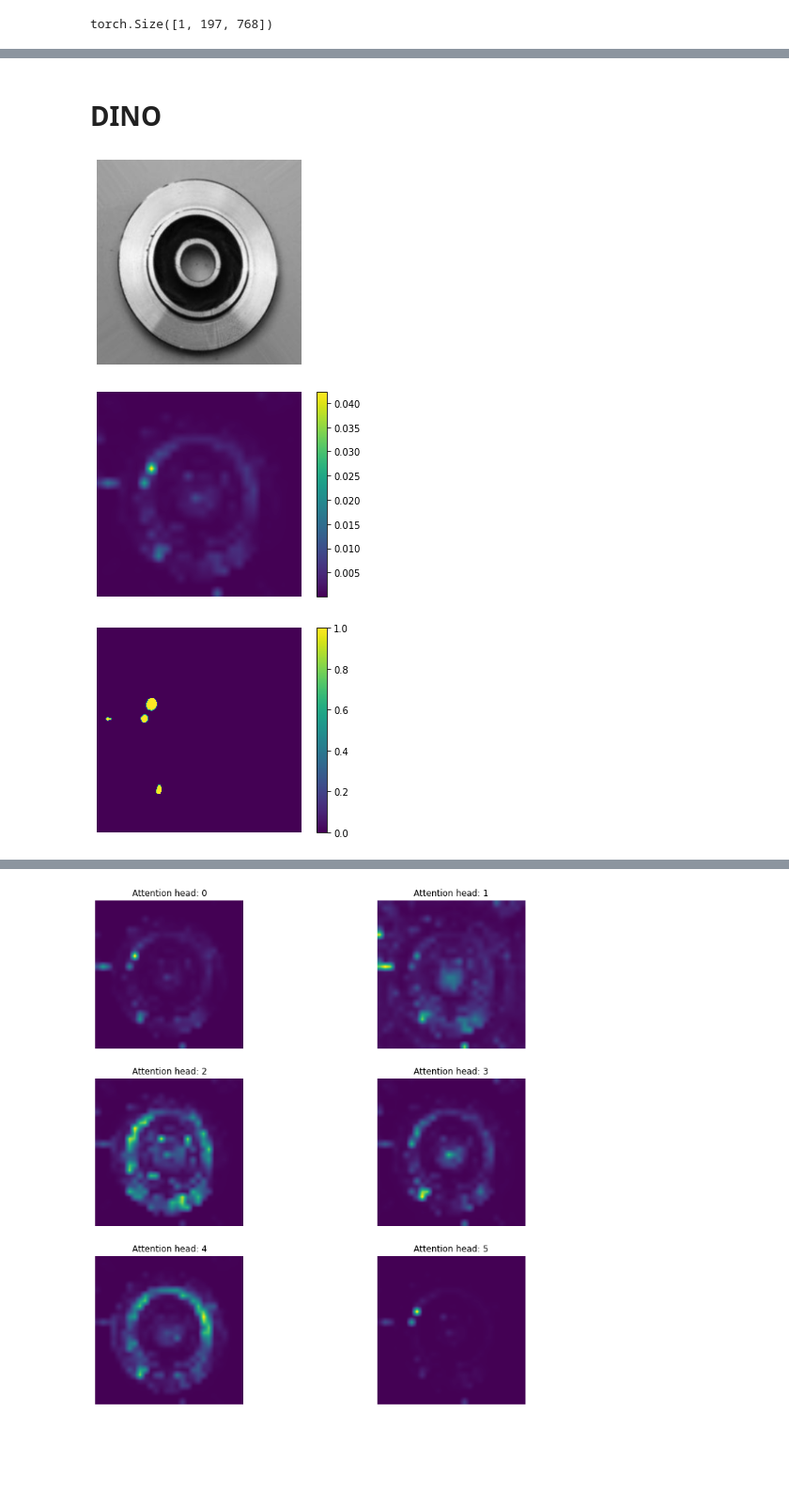
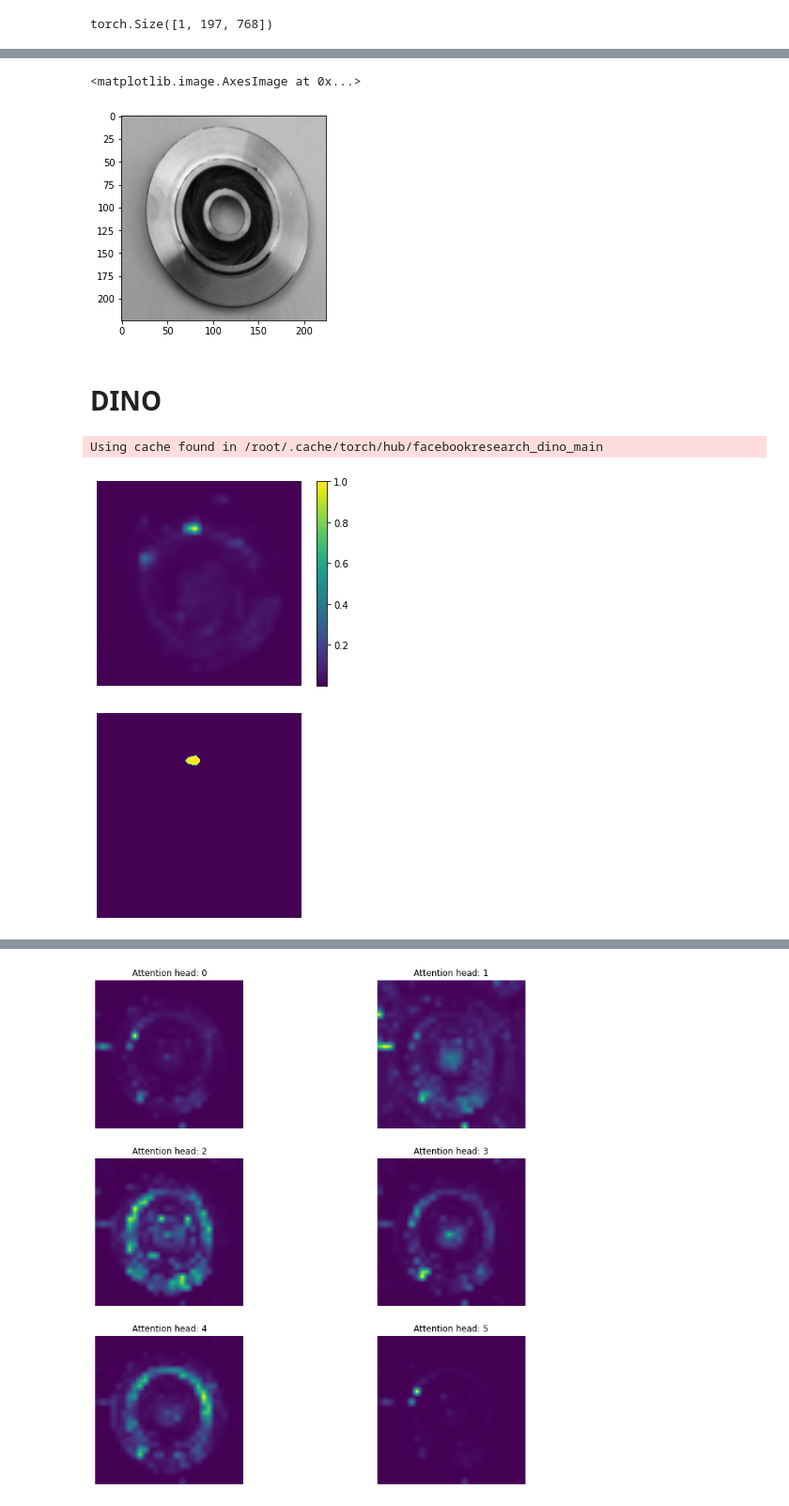
Before and after one commit to VasquezMatias/Master_Thesis_Profactor, a Jupyter notebook: notebooks/train_models_example.ipynb, the cells around one changed output, grey strips where cells are left out. Shown at 94% size. Drawn from its saved outputs; the diff is of its cells as text; code cells hidden in the pictures; blank space fills up the shorter version.

```diff
--- a/notebooks/train_models_example.ipynb
+++ b/notebooks/train_models_example.ipynb
@@ -84,7 +84,7 @@ def save_jit(mode, name):
 * 7 - DINO
 # %%
 model_names = ["luna", "alexnet", "resnet", "efficientnetv2", "convnext", "vit", "swin_t", "dino"]
-model_name = model_names[3]
+model_name = model_names[6]
 # %% [markdown]
 ## Prepare the Dataset and Dataloader
 # %%
@@ -240,7 +275,7 @@ KeyboardInterrupt
 # %%
 
 #vit_model = torch.utils.model_zoo.load_url("https://drive.google.com/uc?export=download&id=1dfn6TSgTnSFLQlPuMZ1O10R7svjvOwPu&confirm=t", "models/vit")
-#model = vit_model
+model = torch.load("/content/drive/MyDrive/Master_Thesis_Profactor/zdmp/pretrained_weights/models/vit_2022_6_4.pth")
 
 print(model_name)
 
@@ -292,7 +327,7 @@ Wrong: 25/715
 
 ### Images 5
 # %%
-model = torch.load("/content/drive/MyDrive/Master_Thesis_Profactor/zdmp/pretrained_weights/models/vit_2022_05_11.pth")
+model = torch.load("/content/drive/MyDrive/Master_Thesis_Profactor/zdmp/pretrained_weights/models/vit_2022_6_4.pth")
 #model = torch.load("/content/drive/MyDrive/Master_Thesis_Profactor/zdmp/pretrained_weights/models/vit.pth")
 
 #model = torch.load("/content/drive/MyDrive/Master_Thesis_Profactor/zdmp/pretrained_weights/models/swin_t.pth")
@@ -406,7 +441,16 @@ for i, attn in enumerate(attn_all):
 # %%
 block = 6
 
-_, attentions = attn_mean(attn_all[block])
+qwer, attentions = attn_mean(attn_all[block])
+
+plt.imshow(qwer / qwer.max())
+plt.axis("off")
+plt.colorbar()
+plt.show()
+
+plt.imshow((qwer / qwer.max())>0.4)
+plt.axis("off")
+plt.show()
 
 fig, axes = plt.subplots(nrows=3, ncols=4, figsize=(13, 13))
 img_count = 0
@@ -449,26 +979,30 @@ plt.imshow(img_2_show)
+# %%
+plt.imshow(to_PIL(img))
+# %% [output]
+<matplotlib.image.AxesImage at 0x...>
+[figure, added]
 # %% [markdown]
 # DINO
 # %%
+model = DiNo()
+model = torch.utils.model_zoo.load_url("https://drive.google.com/uc?export=download&id=1-H40C6fYLaqg4049xIOPV4F20LnWeZfm&confirm=t", "models/dino")
+
+
+img, _ = ds_test[120]
 attn = model.backbone.get_last_selfattention(img.unsqueeze(0))
 
+im, _ = attn_mean(attn, 8)
+norm_attn = im/im.max()
 
-im, _ = attn_mean(attn, 8)
-
-plt.imshow((img*0.2386+0.5643).permute(1,2,0).detach().numpy())
-plt.axis("off")
-plt.show()
-
-plt.imshow(im)
+plt.imshow(norm_attn)
 plt.axis("off")
 plt.colorbar()
 plt.show()
 
-norm = im/im.max()
-plt.imshow(norm>0.3)
+plt.imshow(norm_attn>0.4)
 plt.axis("off")
-plt.colorbar()
 plt.show()
 # %% [output]
+Using cache found in /root/.cache/torch/hub/facebookresearch_dino_main
-[figure, old version]
+[figure, new version]
-[figure, old version]
+[figure, new version]
-[figure, removed]
```
Also changed, not shown: parts of 27 cells of this notebook, 2 other files.
